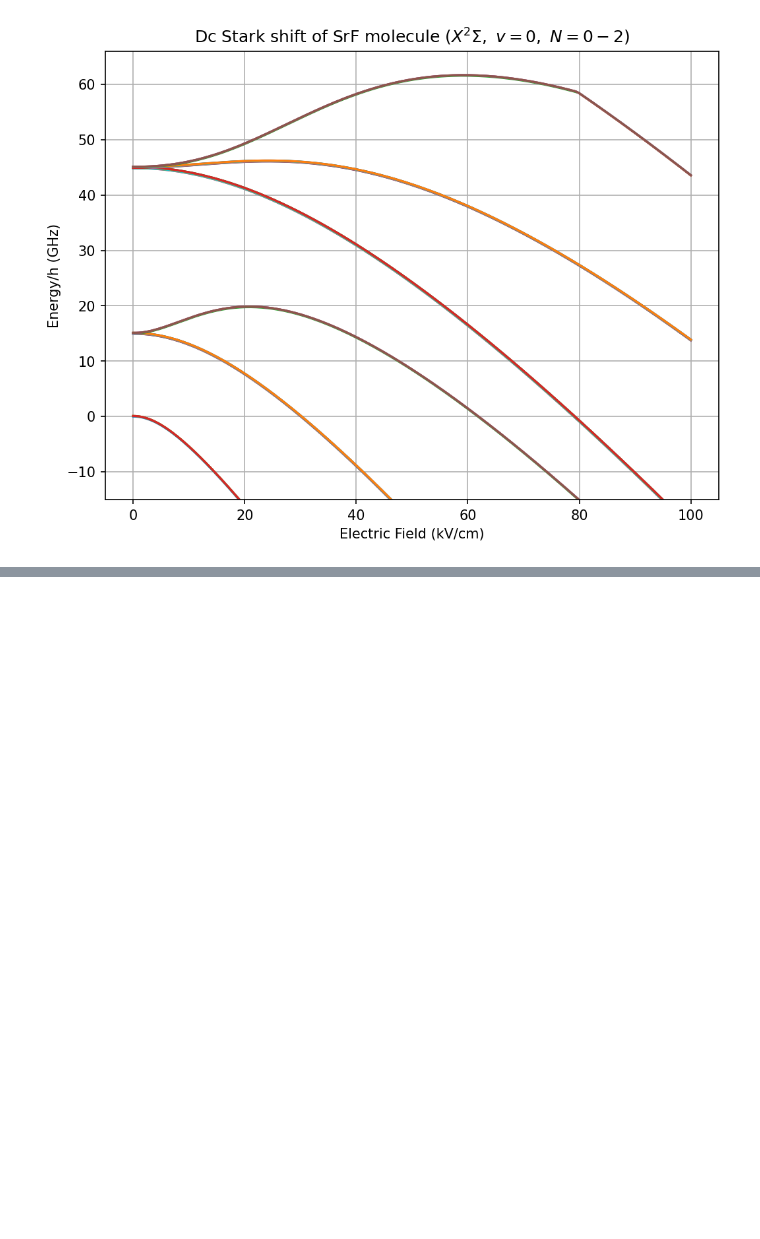
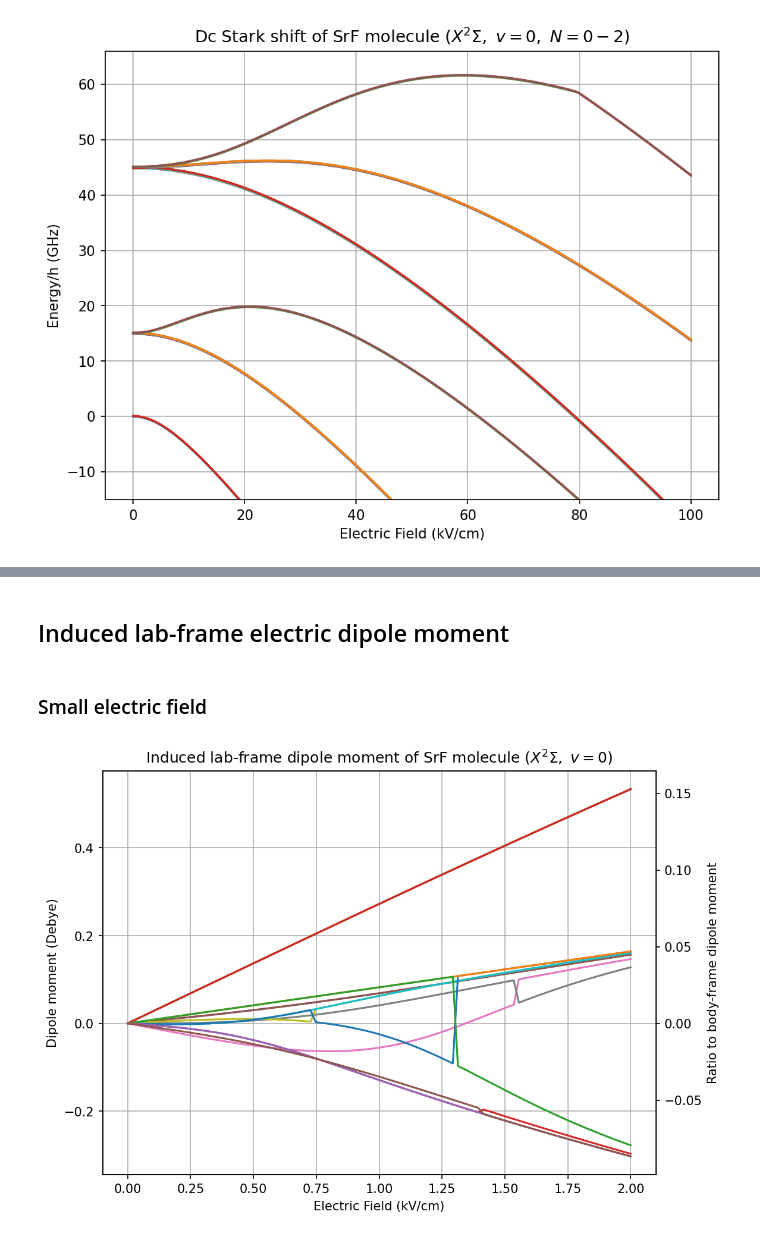
Before and after one commit to qw372/Diatomic-Py-SrF, a Jupyter notebook: examples/example_stark_dc.ipynb, the cells around one changed output, grey strips where cells are left out. Saved outputs shown, nothing was run; the diff lists cells and outputs as text; code cells hidden in the pictures; blank space fills up the shorter version.

```diff
--- a/examples/example_stark_dc.ipynb
+++ b/examples/example_stark_dc.ipynb
@@ -75,0 +112,48 @@ plt.show()
+# %% [markdown]
+## Induced lab-frame electric dipole moment
+# %% [markdown]
+### Small electric field
+# %%
+Nmax = 5 # Electric field mixes rotational levels, so we need to include up to sufficiently high Nmax to converge the result
+H0 = hyperfine_hamiltonian_no_field(Nmax, SrFConstants) # generate field-free hamiltonian
+Hdc = Stark_dc_hamiltonian(Nmax, SrFConstants, Efield=np.array([0, 0, 1])) # generate dc Stark hamiltonian for unit electric field
+
+Ez_list = np.linspace(0, 2, 100)
+energies_list = np.empty((len(Ez_list), 16), dtype=np.complex_)
+states_list = np.empty((len(Ez_list), H0.shape[0], 16), dtype=np.complex_)
+for i, Ez in enumerate(Ez_list):
+    H = H0 + Hdc * Ez
+    energies, states = eigh(H)
+    energies_list[i, :] = energies[0:16]
+    states_list[i, :, 0:16] = states[:, 0:16]
+
+energies_list, states_list = sort_eigenstates(energies_list, states_list)
+dipole_moment_list = calc_electric_dipole_moment(Nmax=Nmax, states=np.hstack(states_list), consts=SrFConstants) # calc_electric_dipole_moment only takes 2D array for argument states
+dipole_moment_list = dipole_moment_list[:, 2] # z component only
+dipole_moment_list = dipole_moment_list.reshape((-1, 16))
+
+fig = plt.figure(figsize=(8, 6), dpi=150)
+ax1 = fig.add_subplot(1,1,1)
+ax1.plot(Ez_list, dipole_moment_list[:, 0:16])
+# ax1.plot(Ez_list, dipole_moment_list[:, 0:4], color="C0", label="$N=0, mN=0$")
+# ax1.plot(Ez_list, dipole_moment_list[:, 4:12], color="C1", label="$N=1, mN=\pm1$")
+# ax1.plot(Ez_list, dipole_moment_list[:, 12:16], color="C2", label="$N=1, mN=0$")
+
+# handles, labels = ax1.get_legend_handles_labels()
+# display = (0,4,12)
+
+ax1.set_ylabel("Dipole moment (Debye)")
+ax1.set_xlabel("Electric Field (kV/cm)")
+ax1.set_title("Induced lab-frame dipole moment of SrF molecule ($X^2\Sigma,\ v=0$)")
+ax1.grid(True)
+# ax1.legend([handle for i,handle in enumerate(handles) if i in display],
+#             [label for i,label in enumerate(labels) if i in display], loc='upper left')
+
+ax2 = ax1.twinx()
+ymin, ymax = ax1.get_ylim()
+ax2.set_ylim(ymin/SrFConstants.DipoleMoment_d, ymax/SrFConstants.DipoleMoment_d)
+ax2.set_ylabel('Ratio to body-frame dipole moment')
+
+plt.show()
+# %% [output]
+[figure, added]
```
Also changed, not shown: parts of 12 cells of this notebook, 14 other files.
